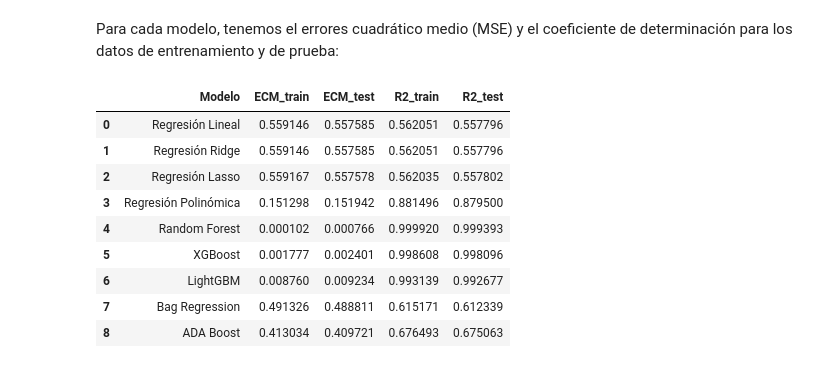
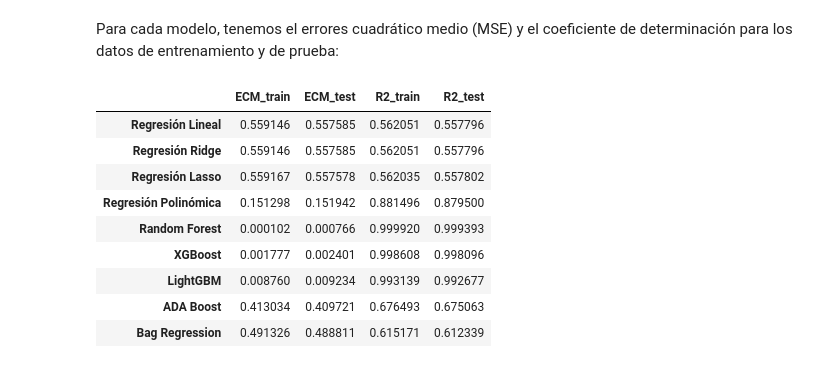
Before and after one commit to daneelsan/INF648-Project, a Jupyter notebook: notebooks/entregable-03-grupo-01.ipynb, the cells around one changed output. Saved outputs shown, nothing was run; the diff lists cells and outputs as text; code cells hidden in the pictures.

```diff
--- a/notebooks/entregable-03-grupo-01.ipynb
+++ b/notebooks/entregable-03-grupo-01.ipynb
@@ -421,3 +409,19 @@ def insert_error(model_name, ECM_train, ECM_test, R2_train, R2_test):
+# %%
+# Guardar la información de los modelos en un diccionario
+model_info = {}
+
+# Función para almacenar información sobre modelos
+def store_model_info(model_name, ECM_train, ECM_test, R2_train, R2_test):
+    model_info[model_name] = {
+      "ECM_train": ECM_train,
+      "ECM_test": ECM_test,
+      "R2_train": R2_train,
+      "R2_test": R2_test
+    }
+    print("Error cuadrático medio (entrenamiento):", model_info[model_name]['ECM_train'])
+    print("Error cuadrático medio (prueba):", model_info[model_name]['ECM_test'])
+    print("Coeficiente de determinación R^2 (entrenamiento):", model_info[model_name]['R2_train'])
+    print("Coeficiente de determinación R^2 (prueba):", model_info[model_name]['R2_test'])
 # %%
 # Serializar y guardar un objeto
 def pickle_dump(obj, file_name):
@@ -1075,16 +1046,17 @@ plot_model_predictions(y_test, y_pred_best_test_bag, 'Bag Regression')
 ## Comparando modelos
 # %% [markdown]
 Para cada modelo, tenemos el errores cuadrático medio (MSE) y el coeficiente de determinación para los datos de entrenamiento y de prueba:
-# %%
-df_errors
-# %% [output]
-|  | Modelo | ECM_train | ECM_test | R2_train | R2_test |
-| 0 | Regresión Lineal | 0.559146 | 0.557585 | 0.562051 | 0.557796 |
-| 1 | Regresión Ridge | 0.559146 | 0.557585 | 0.562051 | 0.557796 |
-| 2 | Regresión Lasso | 0.559167 | 0.557578 | 0.562035 | 0.557802 |
-| 3 | Regresión Polinómica | 0.151298 | 0.151942 | 0.881496 | 0.879500 |
-| 4 | Random Forest | 0.000102 | 0.000766 | 0.999920 | 0.999393 |
-| 5 | XGBoost | 0.001777 | 0.002401 | 0.998608 | 0.998096 |
-| 6 | LightGBM | 0.008760 | 0.009234 | 0.993139 | 0.992677 |
-| 7 | Bag Regression | 0.491326 | 0.488811 | 0.615171 | 0.612339 |
-| 8 | ADA Boost | 0.413034 | 0.409721 | 0.676493 | 0.675063 |
+# %%
+model_info_df = pd.DataFrame.from_dict(model_info, orient='index')
+model_info_df
+# %% [output]
+|  | ECM_train | ECM_test | R2_train | R2_test |
+| Regresión Lineal | 0.559146 | 0.557585 | 0.562051 | 0.557796 |
+| Regresión Ridge | 0.559146 | 0.557585 | 0.562051 | 0.557796 |
+| Regresión Lasso | 0.559167 | 0.557578 | 0.562035 | 0.557802 |
+| Regresión Polinómica | 0.151298 | 0.151942 | 0.881496 | 0.879500 |
+| Random Forest | 0.000102 | 0.000766 | 0.999920 | 0.999393 |
+| XGBoost | 0.001777 | 0.002401 | 0.998608 | 0.998096 |
+| LightGBM | 0.008760 | 0.009234 | 0.993139 | 0.992677 |
+| ADA Boost | 0.413034 | 0.409721 | 0.676493 | 0.675063 |
+| Bag Regression | 0.491326 | 0.488811 | 0.615171 | 0.612339 |
```
Also changed, not shown: parts of 40 cells of this notebook.
